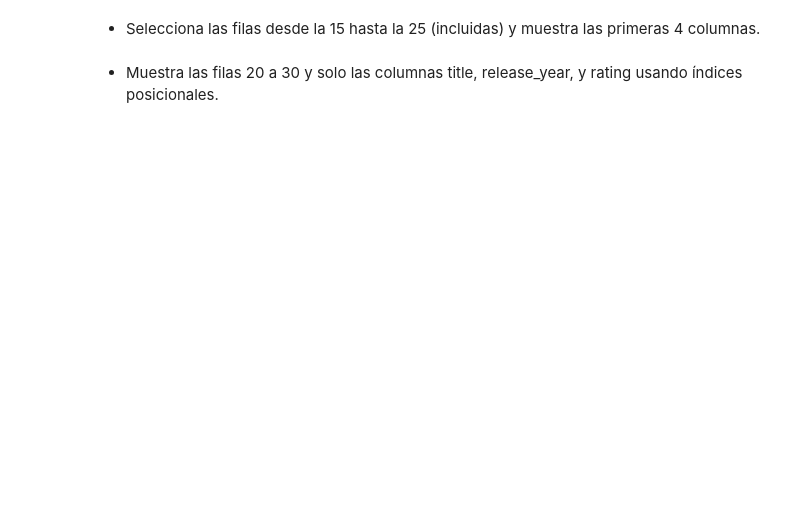
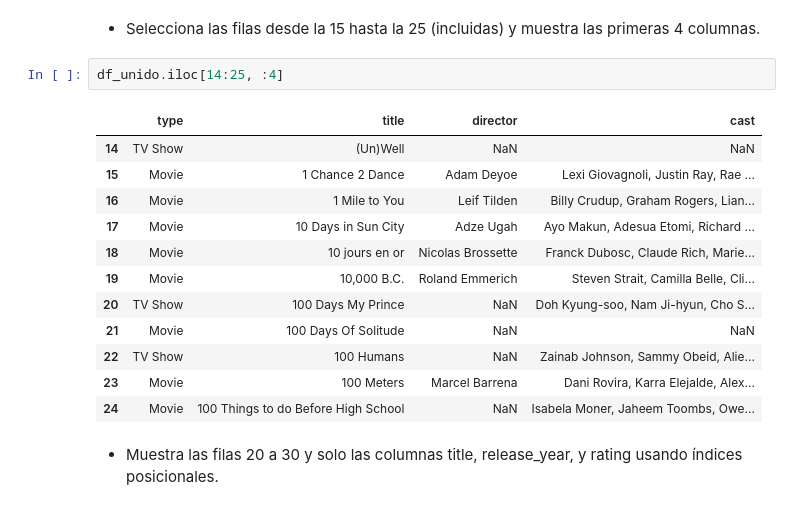
Before and after one commit to SrAlcast/2.2.Pandas, a Jupyter notebook: laboratorio-modulo2-leccion02-eda-union.ipynb, the cells around one changed output. Drawn from its saved outputs; the diff is of its cells as text; blank space fills up the shorter version.

```diff
--- a/laboratorio-modulo2-leccion02-eda-union.ipynb
+++ b/laboratorio-modulo2-leccion02-eda-union.ipynb
@@ -313,5 +644,20 @@ dtype: int64
 # %% [markdown]
 - Selecciona las filas desde la 15 hasta la 25 (incluidas) y muestra las primeras 4 columnas.
+# %%
+df_unido.iloc[14:25, :4]
+# %% [output]
+|  | type | title | director | cast |
+| 14 | TV Show | (Un)Well | NaN | NaN |
+| 15 | Movie | 1 Chance 2 Dance | Adam Deyoe | Lexi Giovagnoli, Justin Ray, Rae ... |
+| 16 | Movie | 1 Mile to You | Leif Tilden | Billy Crudup, Graham Rogers, Lian... |
+| 17 | Movie | 10 Days in Sun City | Adze Ugah | Ayo Makun, Adesua Etomi, Richard ... |
+| 18 | Movie | 10 jours en or | Nicolas Brossette | Franck Dubosc, Claude Rich, Marie... |
+| 19 | Movie | 10,000 B.C. | Roland Emmerich | Steven Strait, Camilla Belle, Cli... |
+| 20 | TV Show | 100 Days My Prince | NaN | Doh Kyung-soo, Nam Ji-hyun, Cho S... |
+| 21 | Movie | 100 Days Of Solitude | NaN | NaN |
+| 22 | TV Show | 100 Humans | NaN | Zainab Johnson, Sammy Obeid, Alie... |
+| 23 | Movie | 100 Meters | Marcel Barrena | Dani Rovira, Karra Elejalde, Alex... |
+| 24 | Movie | 100 Things to do Before High School | NaN | Isabela Moner, Jaheem Toombs, Owe... |
 # %% [markdown]
 
    - Muestra las filas 20 a 30 y solo las columnas title, release_year, y rating usando índices posicionales.
```
Also changed, not shown: parts of 33 cells of this notebook, 1 other file.
